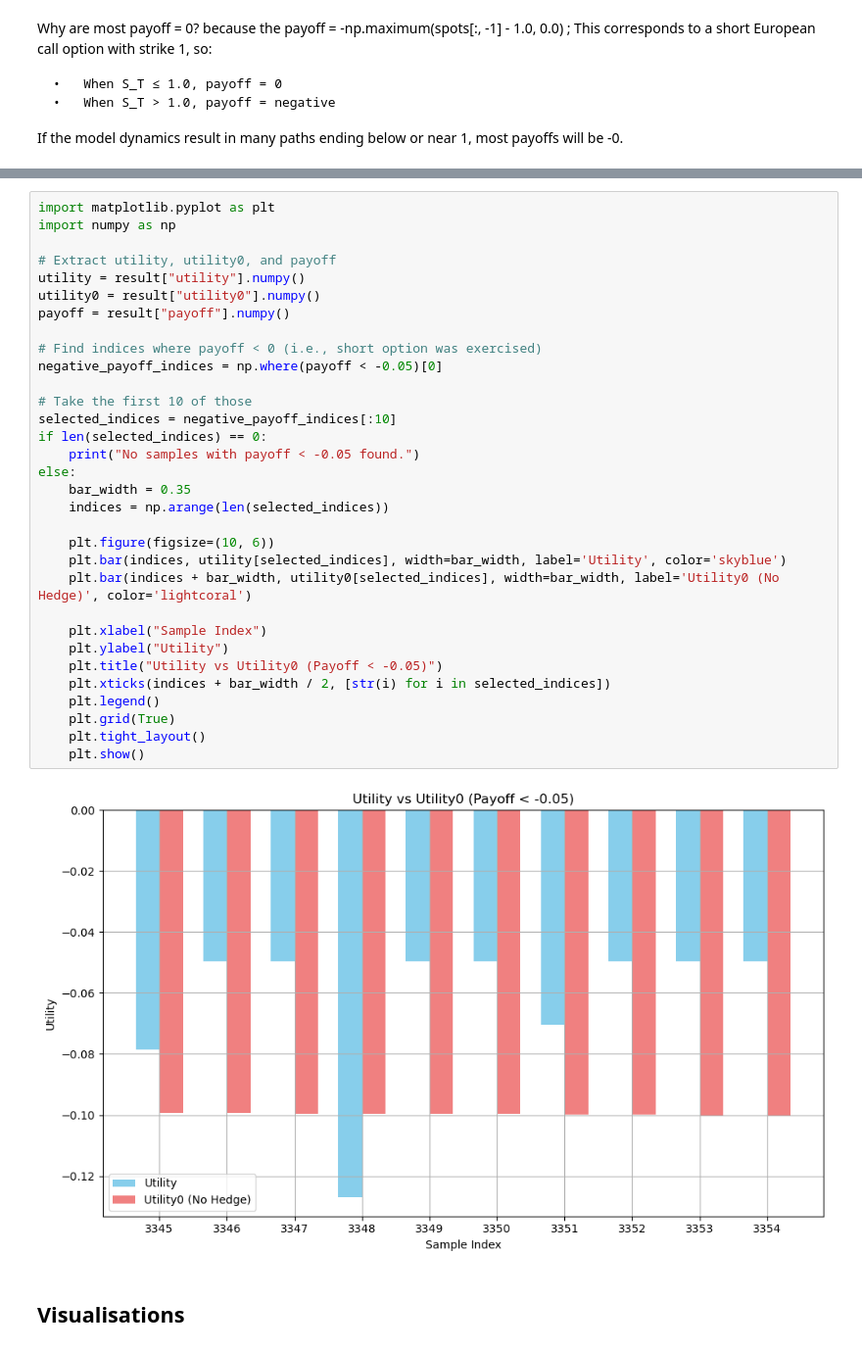
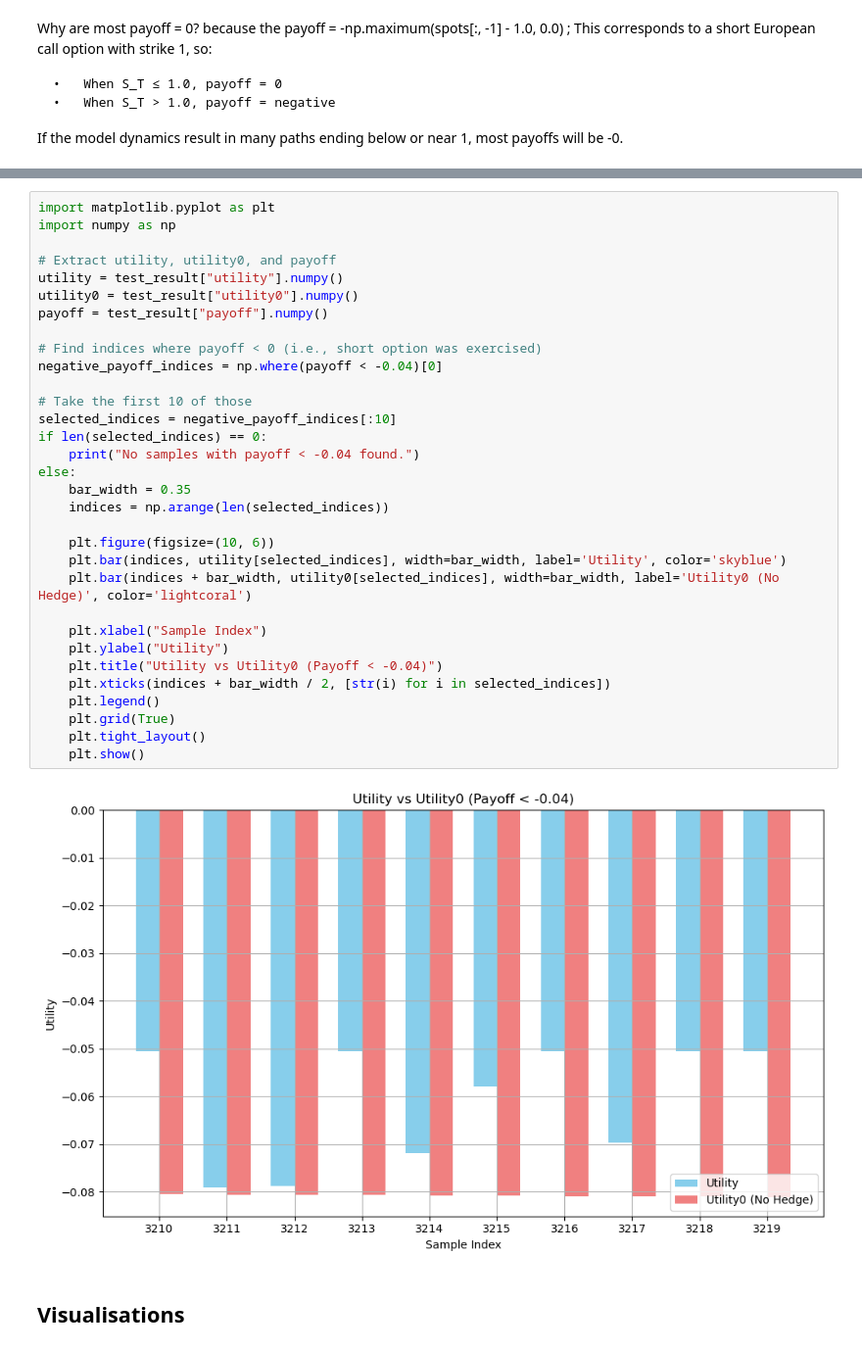
Before and after one commit to lisafaloughi/protohedge, a Jupyter notebook: notebooks/proto-trainer.ipynb, the cells around one changed output, grey strips where cells are left out. Shown at 98% size. Drawn from its saved outputs; the diff is of its cells as text.

```diff
--- a/notebooks/proto-trainer.ipynb
+++ b/notebooks/proto-trainer.ipynb
@@ -223,37 +316,37 @@ plt.show()
 # %%
 import matplotlib.pyplot as plt
 import numpy as np
 
 # Extract utility, utility0, and payoff
-utility = result["utility"].numpy()
-utility0 = result["utility0"].numpy()
-payoff = result["payoff"].numpy()
+utility = test_result["utility"].numpy()
+utility0 = test_result["utility0"].numpy()
+payoff = test_result["payoff"].numpy()
 
 # Find indices where payoff < 0 (i.e., short option was exercised)
-negative_payoff_indices = np.where(payoff < -0.05)[0]
+negative_payoff_indices = np.where(payoff < -0.04)[0]
 
 # Take the first 10 of those
 selected_indices = negative_payoff_indices[:10]
 if len(selected_indices) == 0:
-    print("No samples with payoff < -0.05 found.")
+    print("No samples with payoff < -0.04 found.")
 else:
     bar_width = 0.35
     indices = np.arange(len(selected_indices))
 
     plt.figure(figsize=(10, 6))
     plt.bar(indices, utility[selected_indices], width=bar_width, label='Utility', color='skyblue')
     plt.bar(indices + bar_width, utility0[selected_indices], width=bar_width, label='Utility0 (No Hedge)', color='lightcoral')
 
     plt.xlabel("Sample Index")
     plt.ylabel("Utility")
-    plt.title("Utility vs Utility0 (Payoff < -0.05)")
+    plt.title("Utility vs Utility0 (Payoff < -0.04)")
     plt.xticks(indices + bar_width / 2, [str(i) for i in selected_indices])
     plt.legend()
     plt.grid(True)
     plt.tight_layout()
     plt.show()
 # %% [output]
-[figure, old version]
+[figure, new version]
 # %% [markdown]
 ## Visualisations
 # %%
```
Also changed, not shown: parts of 20 cells of this notebook, 6 other files.
